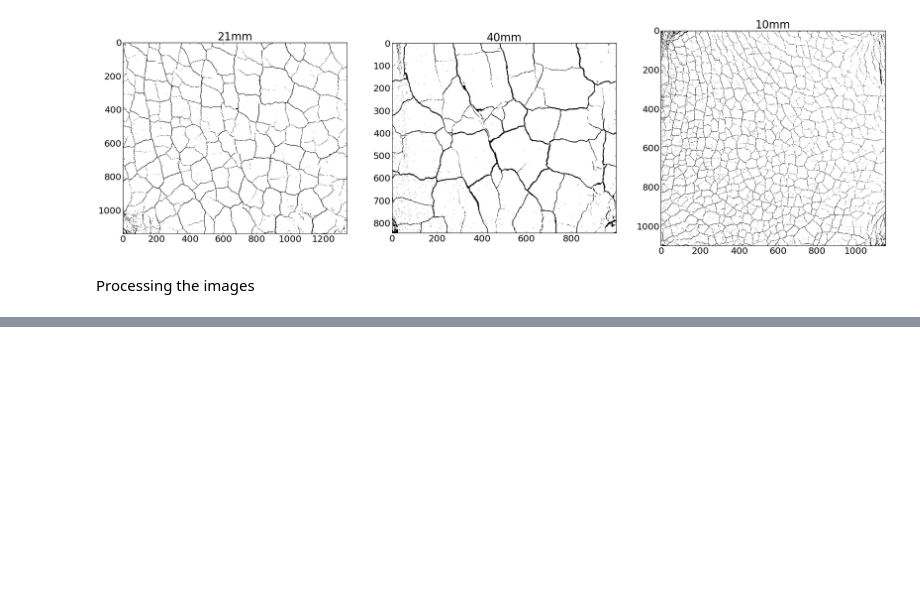
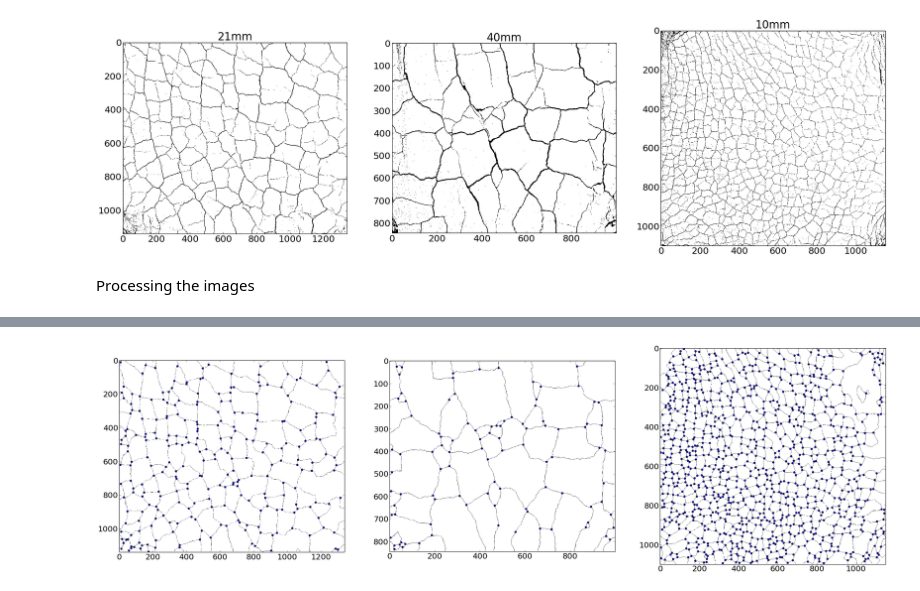
Before and after one commit to jorgehog/notebookCollection, a Jupyter notebook: FlourExperiment.ipynb, the cells around one changed output, grey strips where cells are left out. Saved outputs shown, nothing was run; the diff lists cells and outputs as text; code cells hidden in the pictures; blank space fills up the shorter version.

```diff
--- a/FlourExperiment.ipynb
+++ b/FlourExperiment.ipynb
@@ -220,0 +307,19 @@ show()
+# %%
+fig, axes = subplots(1, 3, figsize=(35,10))
+
+for experiment, ax in zip(subExperiments.keys(), axes):
+
+    skelly = images[experiment + "skeleton"] == 0
+
+    jointMap = branchedPoints(skelly)
+
+    joints = where(jointMap.transpose() != 0)
+    joints = leastDistance(*joints)
+
+    images[experiment + "joints"] = joints
+    images[experiment + "skelly"] = skelly
+
+    ax.scatter(*joints, s=20)
+    ax.imshow(np.logical_not(skelly), cmap = cm.gray)
+# %% [output]
+[figure, added]
```
Also changed, not shown: parts of 8 cells of this notebook, 1 other file.
